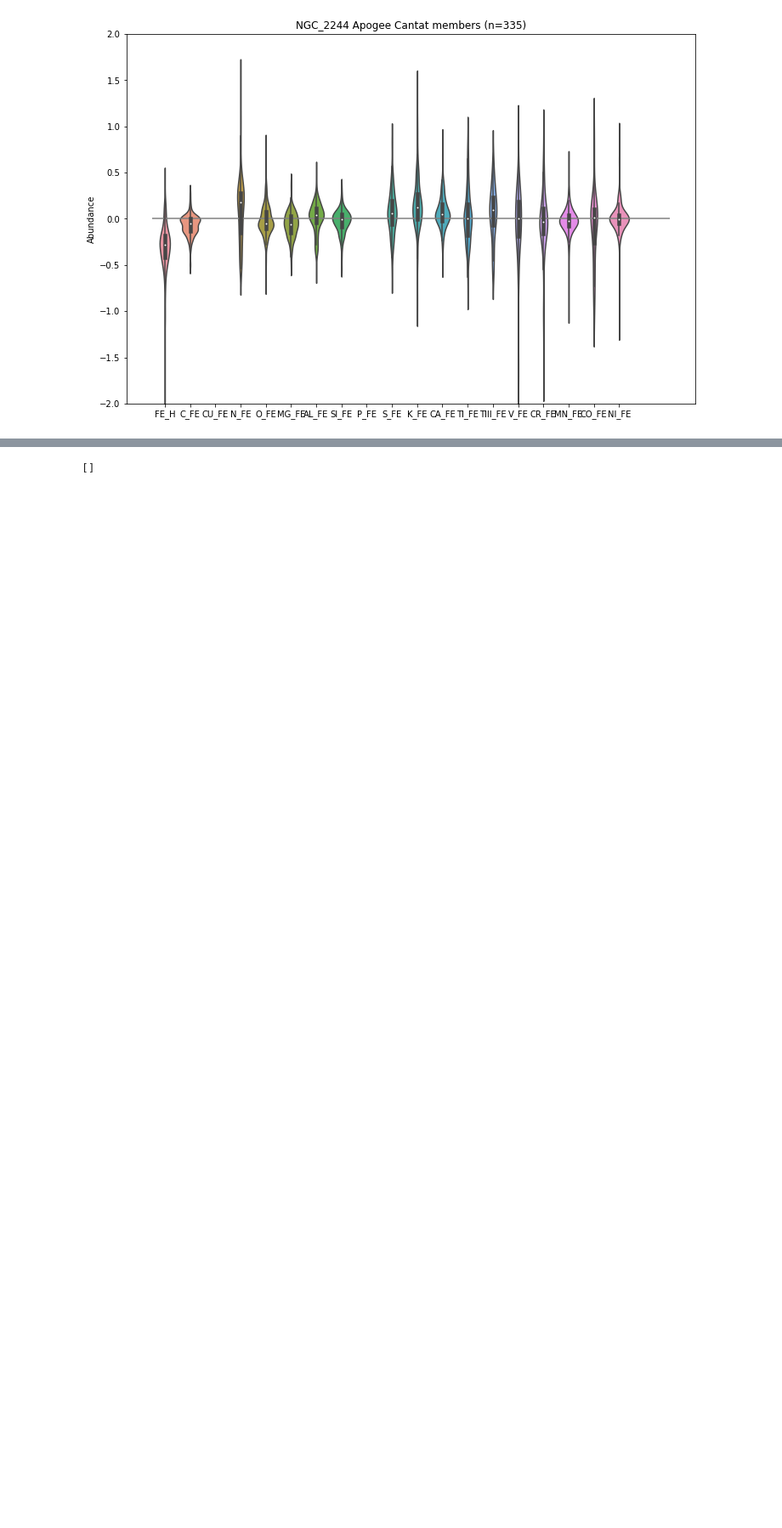
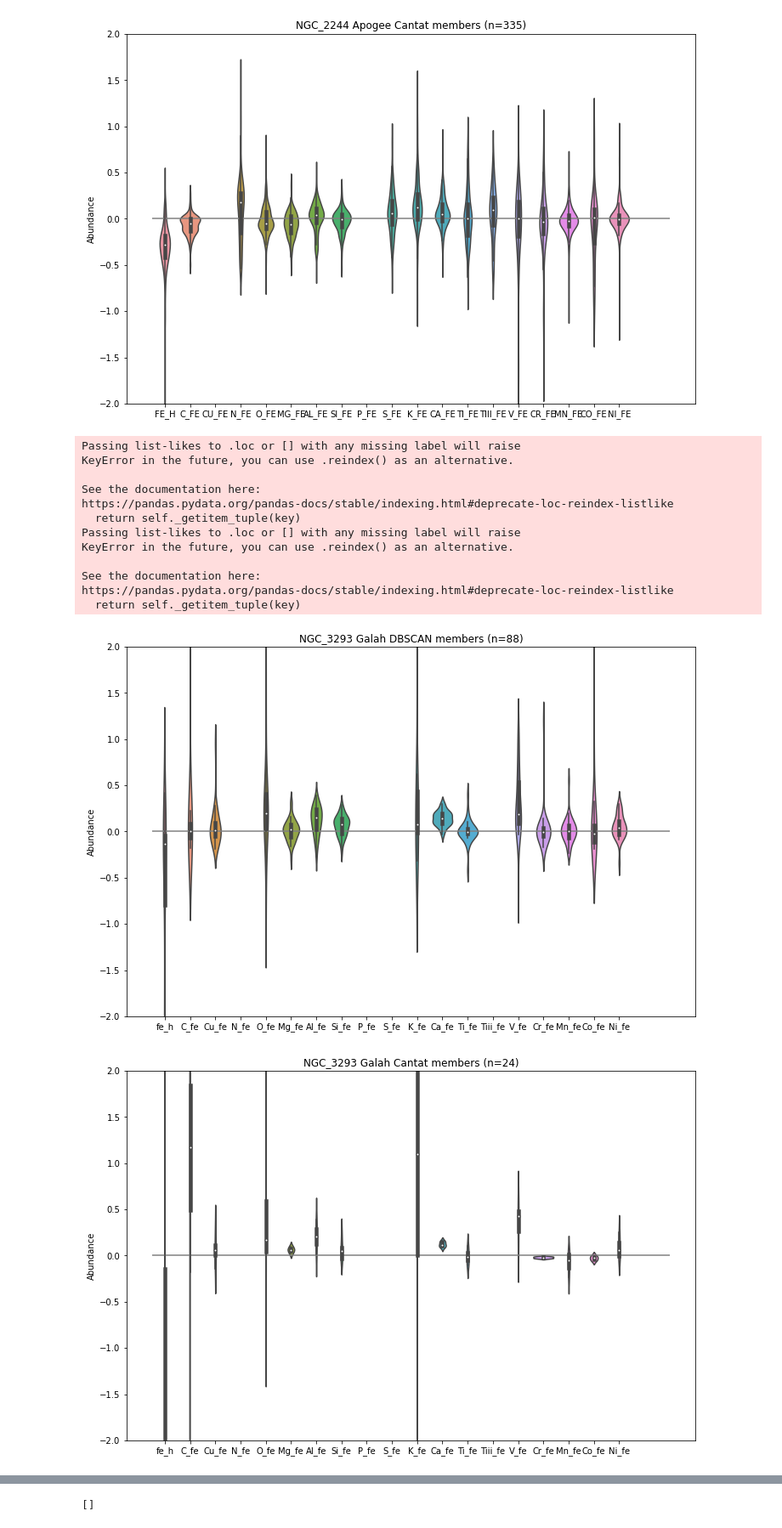
Before and after one commit to mahmud-nobe/GMM_membership, a Jupyter notebook: DBSCAN/DBSCAN Paper/Apogee_Analysis.ipynb, the cells around one changed output, grey strips where cells are left out. Shown at 85% size. Drawn from its saved outputs; the diff is of its cells as text; code cells hidden in the pictures; blank space fills up the shorter version.

Commit message:
abundance plot for 3293

```diff
--- a/DBSCAN/DBSCAN Paper/Apogee_Analysis.ipynb
+++ b/DBSCAN/DBSCAN Paper/Apogee_Analysis.ipynb
@@ -27,10 +27,19 @@ cantat_2244.head()
 5 rows × 339 columns
 # %%
 def get_abundance_plot(dbscan_members, cantat_members, cluster_name = '', survey = ''):
-    interested_columns = ['FE_H', 'C_FE', 'CU_FE', 'N_FE', 'O_FE',
+
+    if survey == "Galah":
+        interested_columns = ['fe_h', 'C_fe', 'Cu_fe', 'N_fe', 'O_fe',
+                     'Mg_fe', 'Al_fe', 'Si_fe', 'P_fe', 'S_fe',
+                     'K_fe', 'Ca_fe', 'Ti_fe', 'Tiii_fe', 'V_fe',
+                     'Cr_fe', 'Mn_fe', 'Co_fe', 'Ni_fe']
+    elif survey == "Apogee":
+        interested_columns = ['FE_H', 'C_FE', 'CU_FE', 'N_FE', 'O_FE',
                      'MG_FE', 'AL_FE', 'SI_FE', 'P_FE', 'S_FE',
                      'K_FE', 'CA_FE', 'TI_FE', 'TIII_FE', 'V_FE',
                      'CR_FE', 'MN_FE', 'CO_FE', 'NI_FE']
+    else:
+        print('Survey Must be Apogee or Galah')
 
     plt.figure(figsize = (12,8))
     plt.hlines(0, -0.5, 20, color = 'grey')
@@ -52,3 +61,22 @@ get_abundance_plot(dbscan_2244, cantat_2244, cluster_name = 'NGC_2244', survey =
 # %% [output]
 [figure]
 [figure]
+# %%
+dbscan_3293 = pd.read_csv('apogee_data/3293_galahdbscan.csv')
+cantat_3293 = pd.read_csv('apogee_data/3293_galahcantat.csv')
+get_abundance_plot(dbscan_3293, cantat_3293, cluster_name = 'NGC_3293', survey = 'Galah')
+# %% [output]
+Passing list-likes to .loc or [] with any missing label will raise
+KeyError in the future, you can use .reindex() as an alternative.
+
+See the documentation here:
+https://pandas.pydata.org/pandas-docs/stable/indexing.html#deprecate-loc-reindex-listlike
+  return self._getitem_tuple(key)
+Passing list-likes to .loc or [] with any missing label will raise
+KeyError in the future, you can use .reindex() as an alternative.
+
+See the documentation here:
+https://pandas.pydata.org/pandas-docs/stable/indexing.html#deprecate-loc-reindex-listlike
+  return self._getitem_tuple(key)
+[figure, added]
+[figure, added]
```
Also changed, not shown: parts of 2 cells of this notebook.
